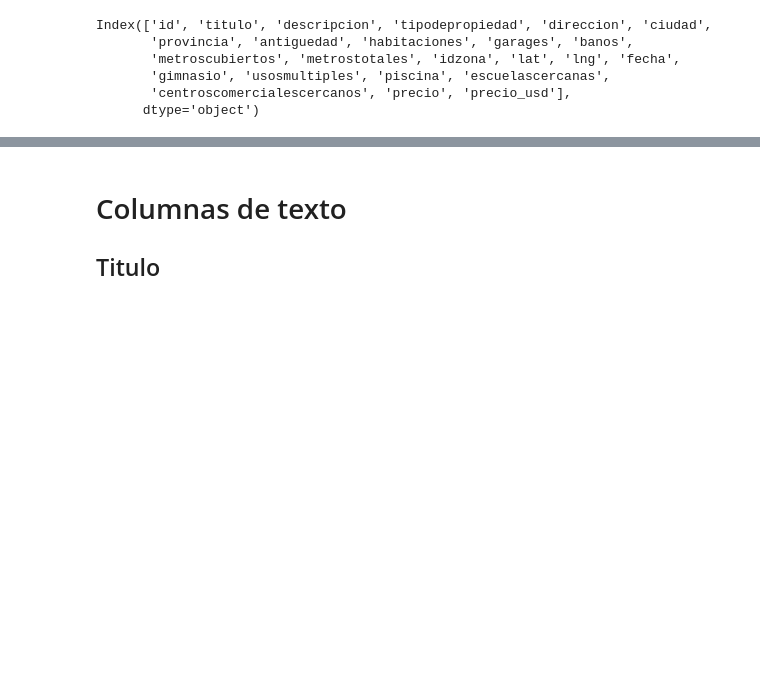
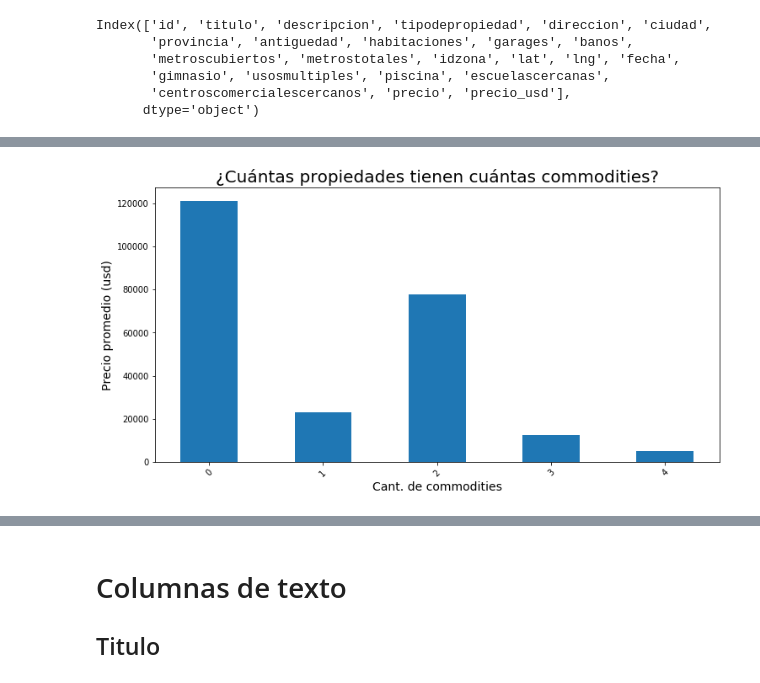
Before and after one commit to rozanecm/7506_2c2019_tp1, a Jupyter notebook: notebooks/basic general analysis by rozanecm.ipynb, the cells around one changed output, grey strips where cells are left out. Cells and saved outputs as stored; diff of their text form; code cells hidden in the pictures; blank space fills up the shorter version.

```diff
--- a/notebooks/basic general analysis by rozanecm.ipynb
+++ b/notebooks/basic general analysis by rozanecm.ipynb
@@ -446,0 +477,5 @@ Index(['id', 'titulo', 'descripcion', 'tipodepropiedad', 'direccion', 'ciudad',
+# %%
+def contar_commodities(row):
+    return row['gimnasio'] + row['piscina'] + row['escuelascercanas'] + row['centroscomercialescercanos']
+# %%
+df['cant_commodities'] = df.apply(lambda x: contar_commodities(x), axis=1)
@@ -446,0 +500,4 @@ Index(['id', 'titulo', 'descripcion', 'tipodepropiedad', 'direccion', 'ciudad',
+# %%
+named_series_plot(df['cant_commodities'].value_counts(), title='¿Cuántas propiedades tienen cuántas commodities?', xlabel='Cant. de commodities',ylabel='Precio promedio (usd)')
+# %% [output]
+[figure, added]
```
Also changed, not shown: parts of 7 cells of this notebook.
